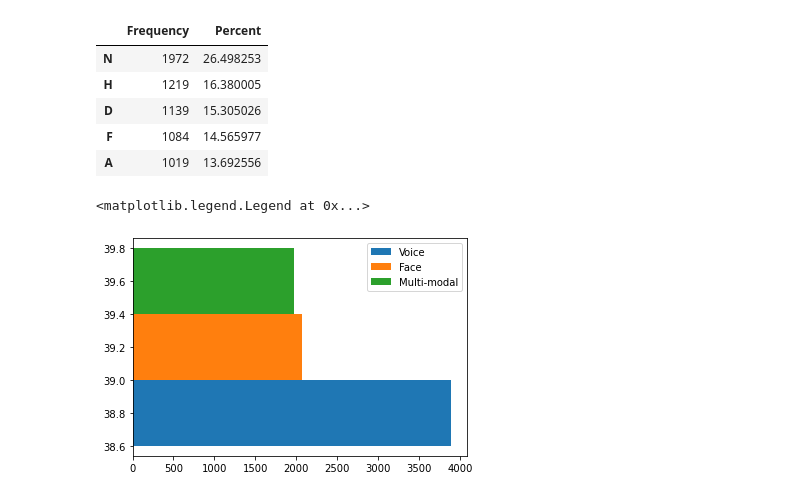
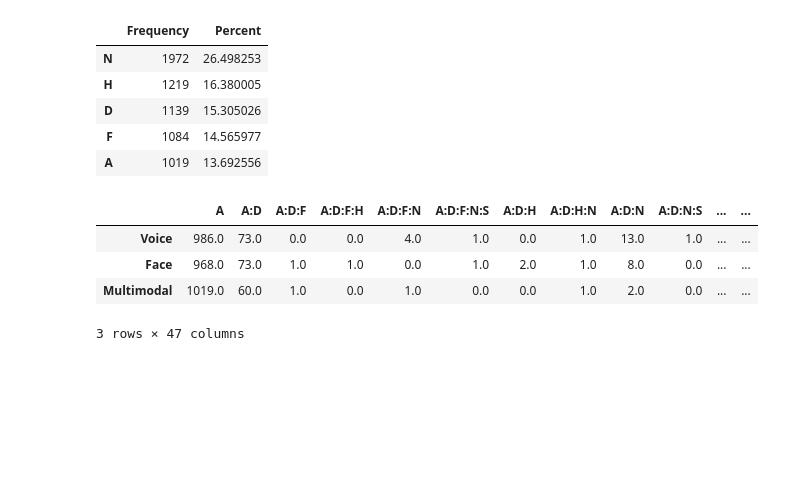
Before and after one commit to IggyBal/CRY-Baby_Empathetic_Dataset_Multimodal, a Jupyter notebook: Dataset_analysis.ipynb, the cells around one changed output. Saved outputs shown, nothing was run; the diff lists cells and outputs as text; code cells hidden in the pictures; blank space fills up the shorter version.

```diff
--- a/Dataset_analysis.ipynb
+++ b/Dataset_analysis.ipynb
@@ -116,12 +127,14 @@ mvdf.head()
 | D | 1139 | 15.305026 |
 | F | 1084 | 14.565977 |
 | A | 1019 | 13.692556 |
-# %%
-X_axis = len(vvdf.index)
-plt.barh(X_axis - 0.2, vvc, 0.4, label = 'Voice')
-plt.barh(X_axis + 0.2, fvc, 0.4, label = 'Face')
-plt.barh(X_axis + 0.6, mvc, 0.4, label = 'Multi-modal')
-plt.legend()
-# %% [output]
-<matplotlib.legend.Legend at 0x...>
-[figure, removed]
+# %%
+df = pd.DataFrame({'Voice':vvdf["Frequency"], 'Face':fvdf["Frequency"], 'Multimodal':mvdf["Frequency"]})
+df = df.T
+df = df.fillna(0)
+df
+# %% [output]
+|  | A | A:D | A:D:F | A:D:F:H | A:D:F:N | A:D:F:N:S | A:D:H | A:D:H:N | A:D:N | A:D:N:S | ... | ... |
+| Voice | 986.0 | 73.0 | 0.0 | 0.0 | 4.0 | 1.0 | 0.0 | 1.0 | 13.0 | 1.0 | ... | ... |
+| Face | 968.0 | 73.0 | 1.0 | 1.0 | 0.0 | 1.0 | 2.0 | 1.0 | 8.0 | 0.0 | ... | ... |
+| Multimodal | 1019.0 | 60.0 | 1.0 | 0.0 | 1.0 | 0.0 | 0.0 | 1.0 | 2.0 | 0.0 | ... | ... |
+3 rows × 47 columns
```
Also changed, not shown: parts of 3 cells of this notebook.
